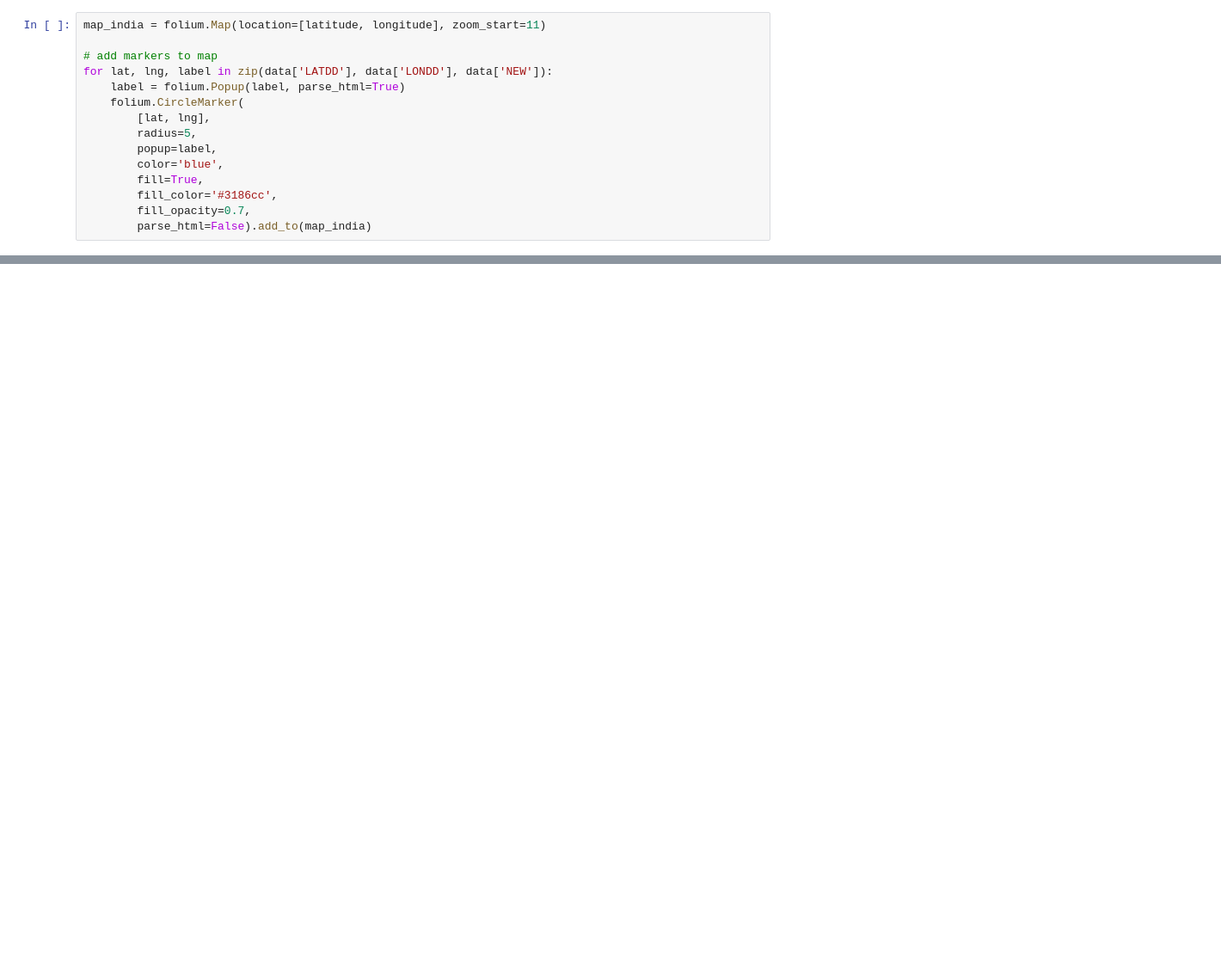
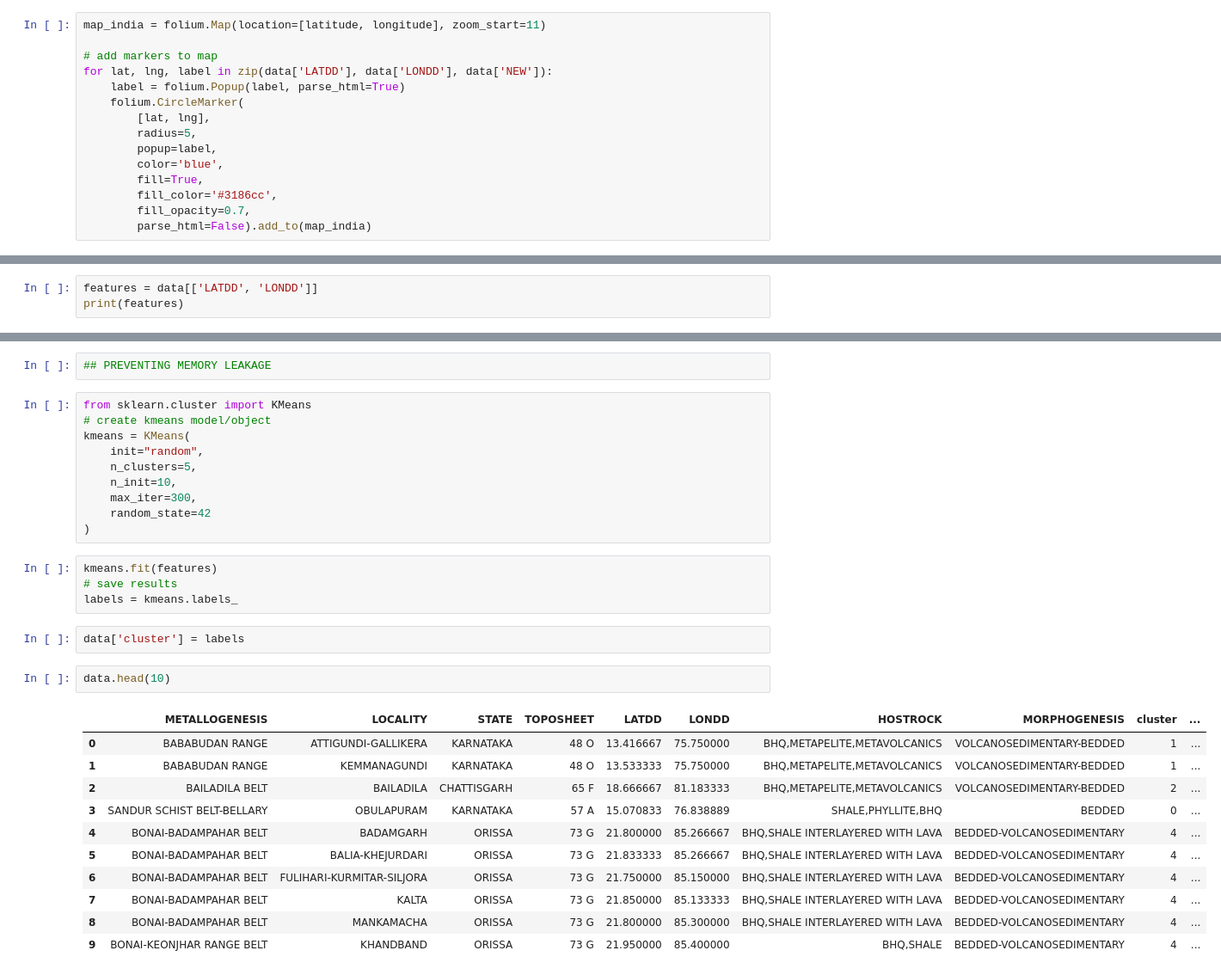
Before and after one commit to deepanshu-jain-01/MINERR-AI, a Jupyter notebook: Minerals Ore Visualization/Iron_Visualisation.ipynb, the cells around one changed output, grey strips where cells are left out. Shown at 86% size. Drawn from its saved outputs; the diff is of its cells as text; blank space fills up the shorter version.

```diff
--- a/Minerals Ore Visualization/Iron_Visualisation.ipynb
+++ b/Minerals Ore Visualization/Iron_Visualisation.ipynb
@@ -211,0 +271,3 @@ data = data.drop(["COMMODITY","NEW"],axis=1)
+# %%
+features = data[['LATDD', 'LONDD']]
+print(features)
@@ -211,0 +289,32 @@ data = data.drop(["COMMODITY","NEW"],axis=1)
+# %%
+## PREVENTING MEMORY LEAKAGE
+# %%
+from sklearn.cluster import KMeans
+# create kmeans model/object
+kmeans = KMeans(
+    init="random",
+    n_clusters=5,
+    n_init=10,
+    max_iter=300,
+    random_state=42
+)
+# %%
+kmeans.fit(features)
+# save results
+labels = kmeans.labels_
+# %%
+data['cluster'] = labels
+# %%
+data.head(10)
+# %% [output]
+|  | METALLOGENESIS | LOCALITY | STATE | TOPOSHEET | LATDD | LONDD | HOSTROCK | MORPHOGENESIS | cluster | ... |
+| 0 | BABABUDAN RANGE | ATTIGUNDI-GALLIKERA | KARNATAKA | 48 O | 13.416667 | 75.750000 | BHQ,METAPELITE,METAVOLCANICS | VOLCANOSEDIMENTARY-BEDDED | 1 | ... |
+| 1 | BABABUDAN RANGE | KEMMANAGUNDI | KARNATAKA | 48 O | 13.533333 | 75.750000 | BHQ,METAPELITE,METAVOLCANICS | VOLCANOSEDIMENTARY-BEDDED | 1 | ... |
+| 2 | BAILADILA BELT | BAILADILA | CHATTISGARH | 65 F | 18.666667 | 81.183333 | BHQ,METAPELITE,METAVOLCANICS | VOLCANOSEDIMENTARY-BEDDED | 2 | ... |
+| 3 | SANDUR SCHIST BELT-BELLARY | OBULAPURAM | KARNATAKA | 57 A | 15.070833 | 76.838889 | SHALE,PHYLLITE,BHQ | BEDDED | 0 | ... |
+| 4 | BONAI-BADAMPAHAR BELT | BADAMGARH | ORISSA | 73 G | 21.800000 | 85.266667 | BHQ,SHALE INTERLAYERED WITH LAVA | BEDDED-VOLCANOSEDIMENTARY | 4 | ... |
+| 5 | BONAI-BADAMPAHAR BELT | BALIA-KHEJURDARI | ORISSA | 73 G | 21.833333 | 85.266667 | BHQ,SHALE INTERLAYERED WITH LAVA | BEDDED-VOLCANOSEDIMENTARY | 4 | ... |
+| 6 | BONAI-BADAMPAHAR BELT | FULIHARI-KURMITAR-SILJORA | ORISSA | 73 G | 21.750000 | 85.150000 | BHQ,SHALE INTERLAYERED WITH LAVA | BEDDED-VOLCANOSEDIMENTARY | 4 | ... |
+| 7 | BONAI-BADAMPAHAR BELT | KALTA | ORISSA | 73 G | 21.850000 | 85.133333 | BHQ,SHALE INTERLAYERED WITH LAVA | BEDDED-VOLCANOSEDIMENTARY | 4 | ... |
+| 8 | BONAI-BADAMPAHAR BELT | MANKAMACHA | ORISSA | 73 G | 21.800000 | 85.300000 | BHQ,SHALE INTERLAYERED WITH LAVA | BEDDED-VOLCANOSEDIMENTARY | 4 | ... |
+| 9 | BONAI-KEONJHAR RANGE BELT | KHANDBAND | ORISSA | 73 G | 21.950000 | 85.400000 | BHQ,SHALE | BEDDED-VOLCANOSEDIMENTARY | 4 | ... |
```
Also changed, not shown: parts of 21 cells of this notebook, 5 other files.
